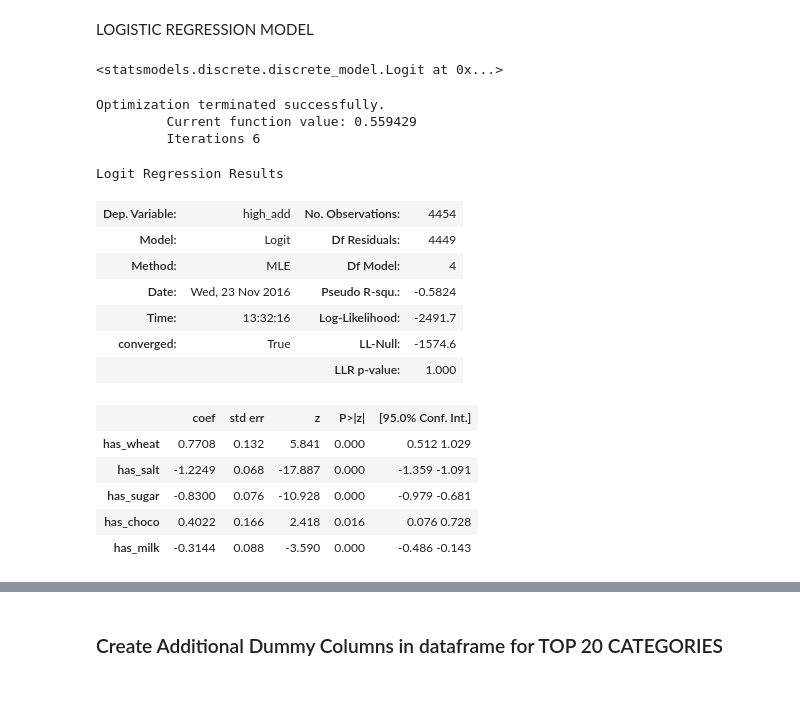
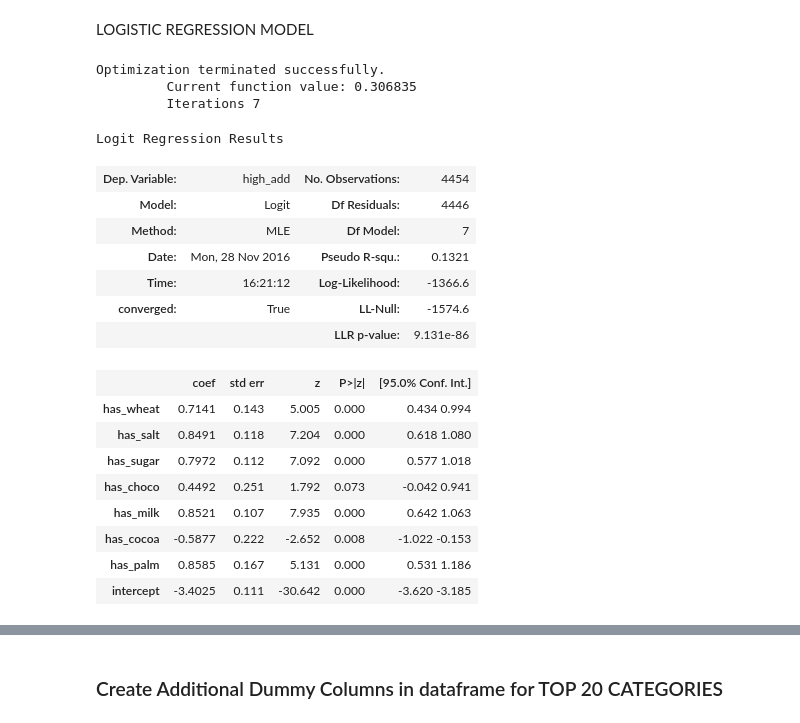
Before and after one commit to srik1280/Springboard-Exercise, a Jupyter notebook: Capstone-Project/Part2.ipynb, the cells around one changed output, grey strips where cells are left out. Drawn from its saved outputs; the diff is of its cells as text; code cells hidden in the pictures; blank space fills up the shorter version.

```diff
--- a/Capstone-Project/Part2.ipynb
+++ b/Capstone-Project/Part2.ipynb
@@ -526,38 +444,33 @@ memory usage: 939.5+ KB
 # %% [markdown]
 LOGISTIC REGRESSION MODEL
 # %%
-train_cols = [ 'has_wheat' , 'has_salt' , 'has_sugar', 'has_choco' ,'has_milk']
-#
+train_cols = [ 'has_wheat' , 'has_salt' , 'has_sugar', 'has_choco' ,'has_milk','has_cocoa','has_palm','intercept']
 
-train_cols
+
 logit = sm.Logit(pd_new['high_add'], pd_new[train_cols])
 
 # fit the model
-#result = logit.fit()
+result = logit.fit()
+
+result.summary()
+# %% [output]
+Optimization terminated successfully.
+         Current function value: 0.306835
+         Iterations 7
+Logit Regression Results
+| Dep. Variable: | high_add | No. Observations: | 4454 |
+| Model: | Logit | Df Residuals: | 4446 |
+| Method: | MLE | Df Model: | 7 |
+| Date: | Mon, 28 Nov 2016 | Pseudo R-squ.: | 0.1321 |
+| Time: | 16:21:12 | Log-Likelihood: | -1366.6 |
+| converged: | True | LL-Null: | -1574.6 |
+|  |  | LLR p-value: | 9.131e-86 |
+|  | coef | std err | z | P>|z| | [95.0% Conf. Int.] |
+| has_wheat | 0.7141 | 0.143 | 5.005 | 0.000 | 0.434 0.994 |
+| has_salt | 0.8491 | 0.118 | 7.204 | 0.000 | 0.618 1.080 |
+| has_sugar | 0.7972 | 0.112 | 7.092 | 0.000 | 0.577 1.018 |
+| has_choco | 0.4492 | 0.251 | 1.792 | 0.073 | -0.042 0.941 |
+| has_milk | 0.8521 | 0.107 | 7.935 | 0.000 | 0.642 1.063 |
+| has_cocoa | -0.5877 | 0.222 | -2.652 | 0.008 | -1.022 -0.153 |
+| has_palm | 0.8585 | 0.167 | 5.131 | 0.000 | 0.531 1.186 |
+| intercept | -3.4025 | 0.111 | -30.642 | 0.000 | -3.620 -3.185 |
-# %%
-logit
-# %% [output]
-<statsmodels.discrete.discrete_model.Logit at 0x...>
-# %%
-result = logit.fit()
-# %% [output]
-Optimization terminated successfully.
-         Current function value: 0.559429
-         Iterations 6
-# %%
-result.summary()
-# %% [output]
-Logit Regression Results
-| Dep. Variable: | high_add | No. Observations: | 4454 |
-| Model: | Logit | Df Residuals: | 4449 |
-| Method: | MLE | Df Model: | 4 |
-| Date: | Wed, 23 Nov 2016 | Pseudo R-squ.: | -0.5824 |
-| Time: | 13:32:16 | Log-Likelihood: | -2491.7 |
-| converged: | True | LL-Null: | -1574.6 |
-|  |  | LLR p-value: | 1.000 |
-|  | coef | std err | z | P>|z| | [95.0% Conf. Int.] |
-| has_wheat | 0.7708 | 0.132 | 5.841 | 0.000 | 0.512 1.029 |
-| has_salt | -1.2249 | 0.068 | -17.887 | 0.000 | -1.359 -1.091 |
-| has_sugar | -0.8300 | 0.076 | -10.928 | 0.000 | -0.979 -0.681 |
-| has_choco | 0.4022 | 0.166 | 2.418 | 0.016 | 0.076 0.728 |
-| has_milk | -0.3144 | 0.088 | -3.590 | 0.000 | -0.486 -0.143 |
```
Also changed, not shown: parts of 39 cells of this notebook.
